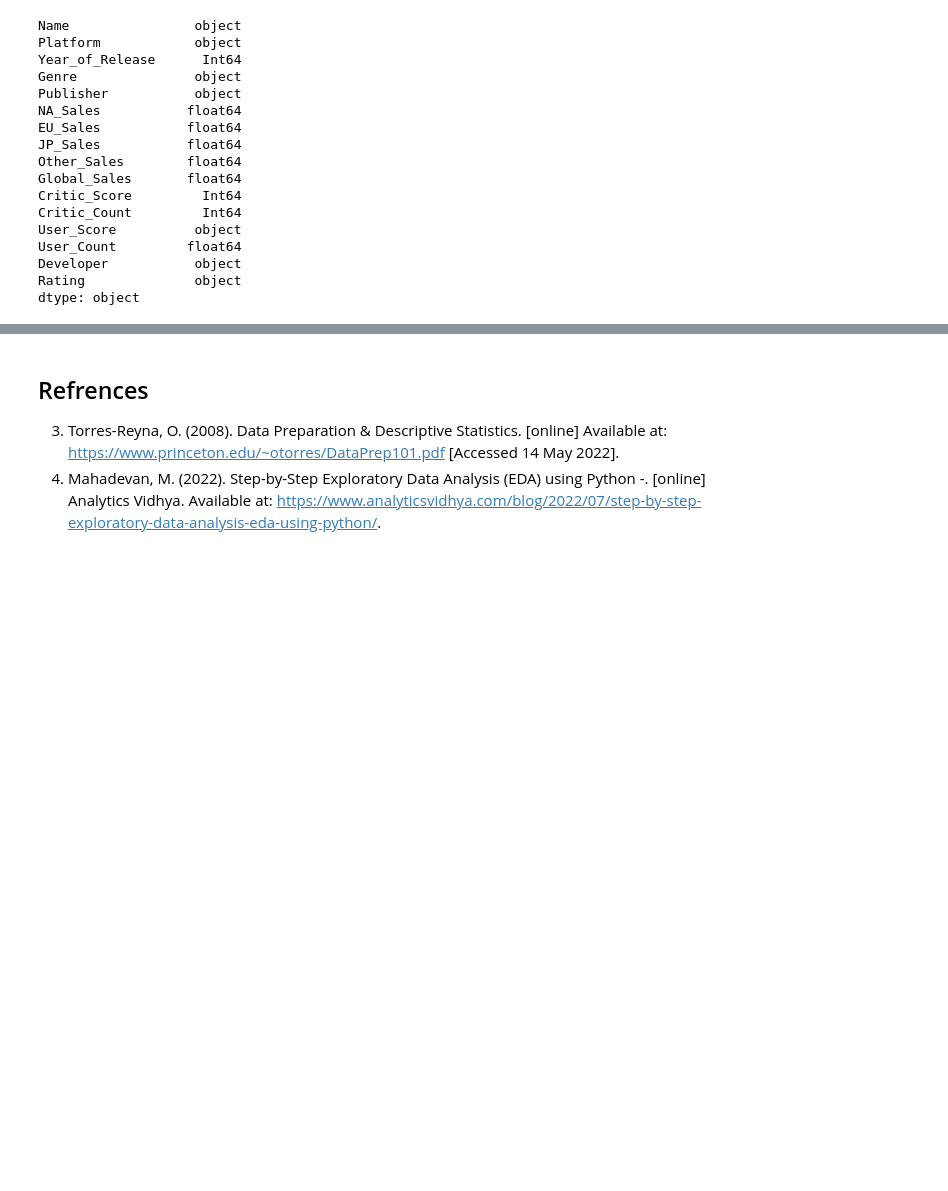
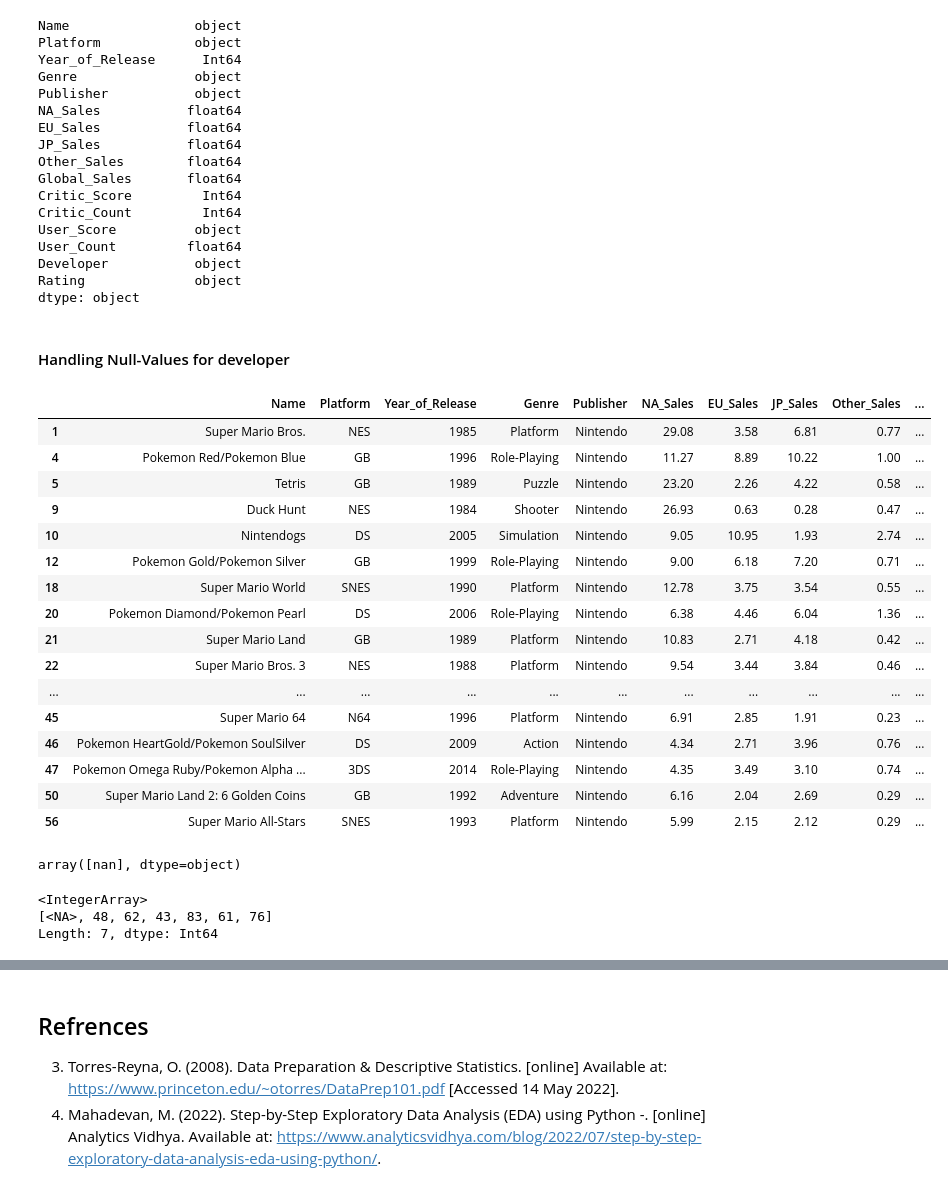
Before and after one commit to Ayomide-ola/Data_Visualisation-, a Jupyter notebook: CA_1.ipynb, the cells around one changed output, grey strips where cells are left out. Drawn from its saved outputs; the diff is of its cells as text; code cells hidden in the pictures; blank space fills up the shorter version.

Commit message:
Handling null-values

```diff
--- a/CA_1.ipynb
+++ b/CA_1.ipynb
@@ -686,3 +690,5 @@ In other to get the number of games realeased in all years from (1980-2020), i u
 ### Handling Missing Value
 1. Create a new dataframe 'Games'
 2. Year: Mode -: This is more realistic as the years is already has the higest number of games released. Talk about since we are not focussed on making model prediction, we wont be worried about model been biased.
+# %%
+df_1 = pd.read_csv('vgsales.csv')
@@ -790,3 +859,38 @@ User_Count         float64
 Developer           object
 Rating              object
 dtype: object
+# %% [markdown]
+#### Handling Null-Values for developer
+# %%
+loc = df_1['Developer'].isnull()
+NAN_loc = df[loc]
+# %%
+NAN_loc.head(20)
+# %% [output]
+|  | Name | Platform | Year_of_Release | Genre | Publisher | NA_Sales | EU_Sales | JP_Sales | Other_Sales | ... |
+| 1 | Super Mario Bros. | NES | 1985 | Platform | Nintendo | 29.08 | 3.58 | 6.81 | 0.77 | ... |
+| 4 | Pokemon Red/Pokemon Blue | GB | 1996 | Role-Playing | Nintendo | 11.27 | 8.89 | 10.22 | 1.00 | ... |
+| 5 | Tetris | GB | 1989 | Puzzle | Nintendo | 23.20 | 2.26 | 4.22 | 0.58 | ... |
+| 9 | Duck Hunt | NES | 1984 | Shooter | Nintendo | 26.93 | 0.63 | 0.28 | 0.47 | ... |
+| 10 | Nintendogs | DS | 2005 | Simulation | Nintendo | 9.05 | 10.95 | 1.93 | 2.74 | ... |
+| 12 | Pokemon Gold/Pokemon Silver | GB | 1999 | Role-Playing | Nintendo | 9.00 | 6.18 | 7.20 | 0.71 | ... |
+| 18 | Super Mario World | SNES | 1990 | Platform | Nintendo | 12.78 | 3.75 | 3.54 | 0.55 | ... |
+| 20 | Pokemon Diamond/Pokemon Pearl | DS | 2006 | Role-Playing | Nintendo | 6.38 | 4.46 | 6.04 | 1.36 | ... |
+| 21 | Super Mario Land | GB | 1989 | Platform | Nintendo | 10.83 | 2.71 | 4.18 | 0.42 | ... |
+| 22 | Super Mario Bros. 3 | NES | 1988 | Platform | Nintendo | 9.54 | 3.44 | 3.84 | 0.46 | ... |
+| ... | ... | ... | ... | ... | ... | ... | ... | ... | ... | ... |
+| 45 | Super Mario 64 | N64 | 1996 | Platform | Nintendo | 6.91 | 2.85 | 1.91 | 0.23 | ... |
+| 46 | Pokemon HeartGold/Pokemon SoulSilver | DS | 2009 | Action | Nintendo | 4.34 | 2.71 | 3.96 | 0.76 | ... |
+| 47 | Pokemon Omega Ruby/Pokemon Alpha ... | 3DS | 2014 | Role-Playing | Nintendo | 4.35 | 3.49 | 3.10 | 0.74 | ... |
+| 50 | Super Mario Land 2: 6 Golden Coins | GB | 1992 | Adventure | Nintendo | 6.16 | 2.04 | 2.69 | 0.29 | ... |
+| 56 | Super Mario All-Stars | SNES | 1993 | Platform | Nintendo | 5.99 | 2.15 | 2.12 | 0.29 | ... |
+# %%
+NAN_loc['Developer'].unique()
+# %% [output]
+array([nan], dtype=object)
+# %%
+NAN_loc['Critic_Score'].unique()
+# %% [output]
+<IntegerArray>
+[<NA>, 48, 62, 43, 83, 61, 76]
+Length: 7, dtype: Int64
```
Also changed, not shown: parts of 42 cells of this notebook.
